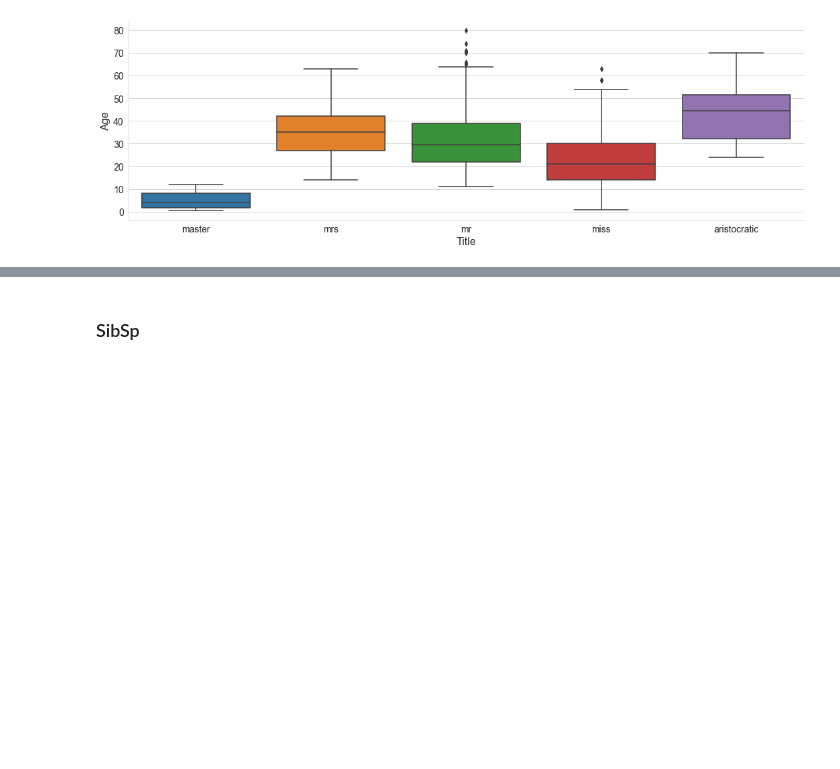
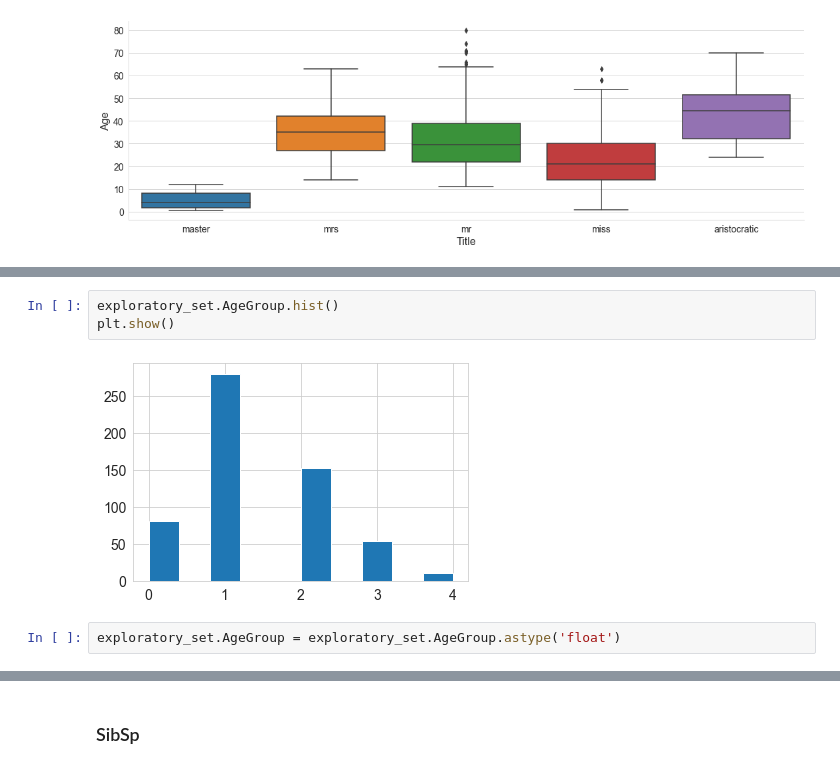
Before and after one commit to AlekseiBogachev/Titanic-Machine-Learning-from-Disaster, a Jupyter notebook: sources/Titanic-Machine-Learning-from-Disaster.ipynb, the cells around one changed output, grey strips where cells are left out. Cells and saved outputs as stored; diff of their text form; blank space fills up the shorter version.

```diff
--- a/sources/Titanic-Machine-Learning-from-Disaster.ipynb
+++ b/sources/Titanic-Machine-Learning-from-Disaster.ipynb
@@ -681,0 +724,7 @@ plt.show()
+# %%
+exploratory_set.AgeGroup.hist()
+plt.show()
+# %% [output]
+[figure, added]
+# %%
+exploratory_set.AgeGroup = exploratory_set.AgeGroup.astype('float')
```
Also changed, not shown: parts of 14 cells of this notebook, 2 other files.
